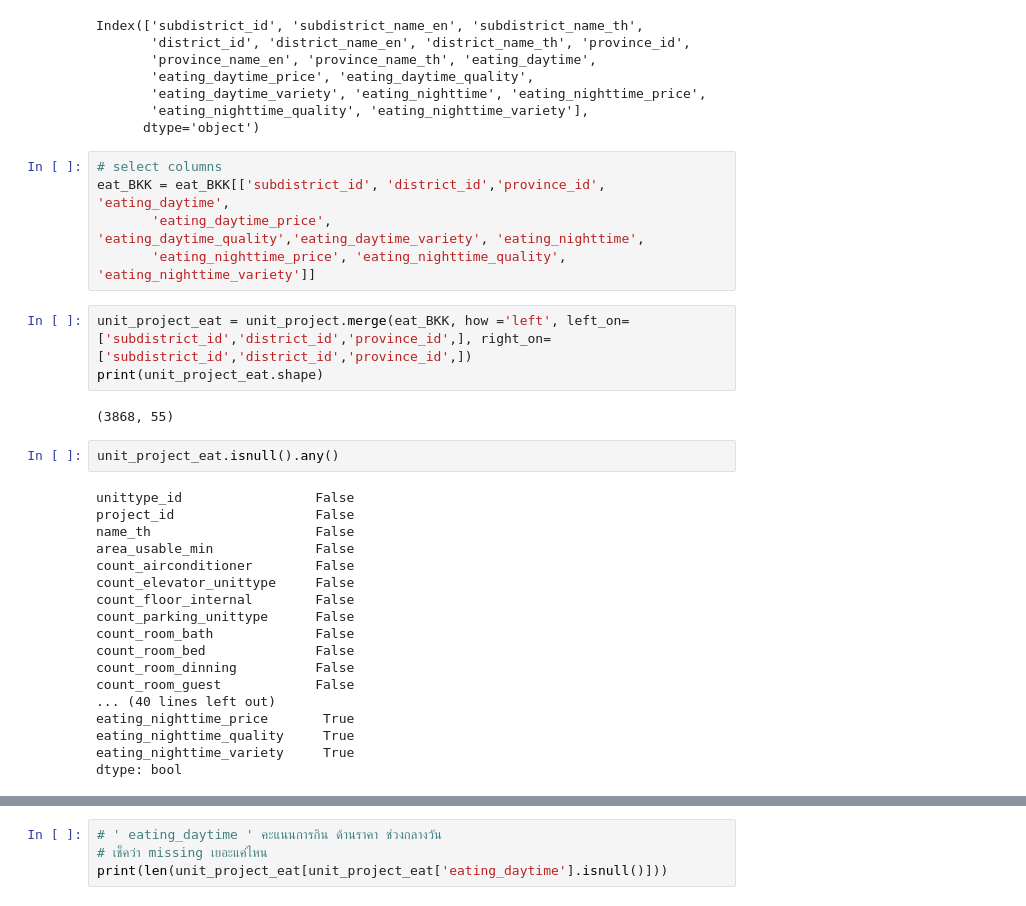
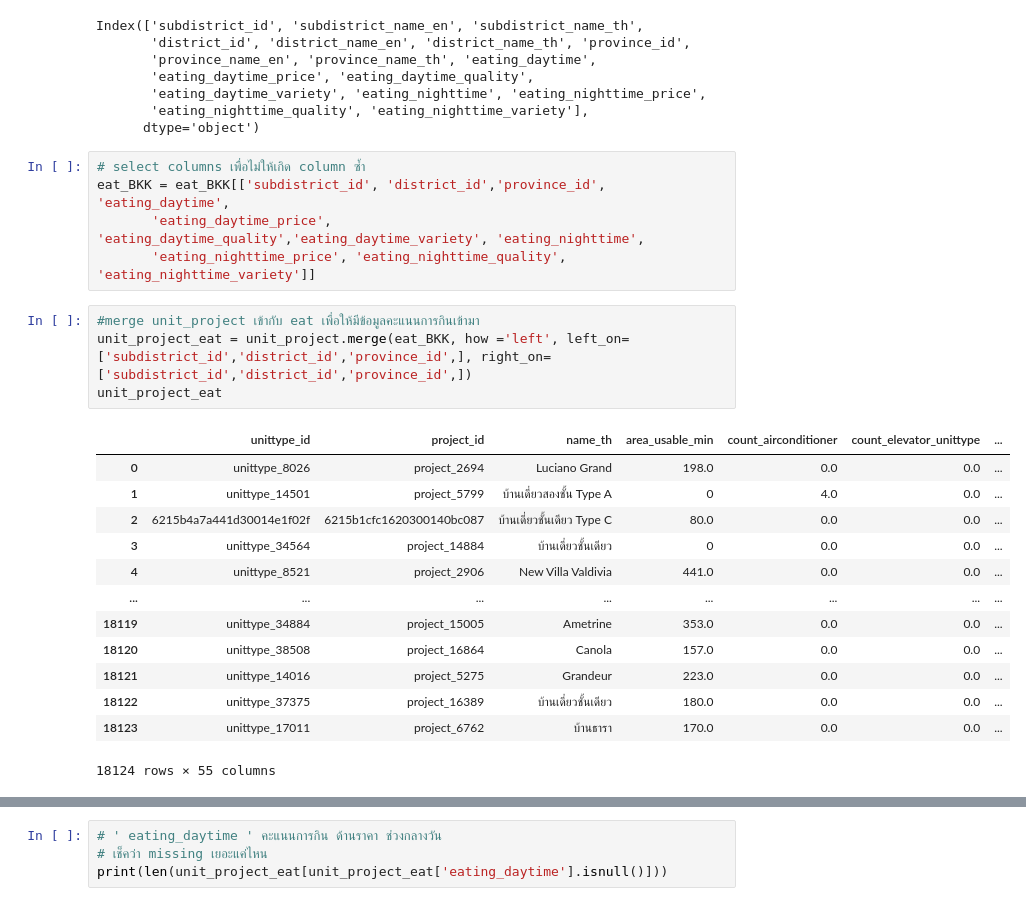
Before and after one commit to bunnybbear/BasicProg_DataViz65, a Jupyter notebook: Project.ipynb, the cells around one changed output, grey strips where cells are left out. Cells and saved outputs as stored; diff of their text form.

```diff
--- a/Project.ipynb
+++ b/Project.ipynb
@@ -634,32 +655,25 @@ Index(['subdistrict_id', 'subdistrict_name_en', 'subdistrict_name_th',
        'eating_nighttime_quality', 'eating_nighttime_variety'],
       dtype='object')
 # %%
-# select columns
+# select columns เพื่อไม่ให้เกิด column ซ้ำ
 eat_BKK = eat_BKK[['subdistrict_id', 'district_id','province_id', 'eating_daytime',
        'eating_daytime_price', 'eating_daytime_quality','eating_daytime_variety', 'eating_nighttime',
        'eating_nighttime_price', 'eating_nighttime_quality', 'eating_nighttime_variety']]
 # %%
+#merge unit_project เข้ากับ eat เพื่อให้มีข้อมูลคะแนนการกินเข้ามา
 unit_project_eat = unit_project.merge(eat_BKK, how ='left', left_on=['subdistrict_id','district_id','province_id',], right_on=['subdistrict_id','district_id','province_id',])
-print(unit_project_eat.shape)
+unit_project_eat
 # %% [output]
+|  | unittype_id | project_id | name_th | area_usable_min | count_airconditioner | count_elevator_unittype | ... |
+| 0 | unittype_8026 | project_2694 | Luciano Grand | 198.0 | 0.0 | 0.0 | ... |
+| 1 | unittype_14501 | project_5799 | บ้านเดี่ยวสองชั้น Type A | 0 | 4.0 | 0.0 | ... |
+| 2 | 6215b4a7a441d30014e1f02f | 6215b1cfc1620300140bc087 | บ้านเดี่ยวชั้นเดียว Type C | 80.0 | 0.0 | 0.0 | ... |
+| 3 | unittype_34564 | project_14884 | บ้านเดี่ยวชั้นเดียว | 0 | 0.0 | 0.0 | ... |
+| 4 | unittype_8521 | project_2906 | New Villa Valdivia | 441.0 | 0.0 | 0.0 | ... |
+| ... | ... | ... | ... | ... | ... | ... | ... |
+| 18119 | unittype_34884 | project_15005 | Ametrine | 353.0 | 0.0 | 0.0 | ... |
+| 18120 | unittype_38508 | project_16864 | Canola | 157.0 | 0.0 | 0.0 | ... |
+| 18121 | unittype_14016 | project_5275 | Grandeur | 223.0 | 0.0 | 0.0 | ... |
+| 18122 | unittype_37375 | project_16389 | บ้านเดี่ยวชั้นเดียว | 180.0 | 0.0 | 0.0 | ... |
+| 18123 | unittype_17011 | project_6762 | บ้านธารา | 170.0 | 0.0 | 0.0 | ... |
-(3868, 55)
+18124 rows × 55 columns
-# %%
-unit_project_eat.isnull().any()
-# %% [output]
-unittype_id                 False
-project_id                  False
-name_th                     False
-area_usable_min             False
-count_airconditioner        False
-count_elevator_unittype     False
-count_floor_internal        False
-count_parking_unittype      False
-count_room_bath             False
-count_room_bed              False
-count_room_dinning          False
-count_room_guest            False
-... (40 lines left out)
-eating_nighttime_price       True
-eating_nighttime_quality     True
-eating_nighttime_variety     True
-dtype: bool
```
Also changed, not shown: parts of 45 cells of this notebook.
